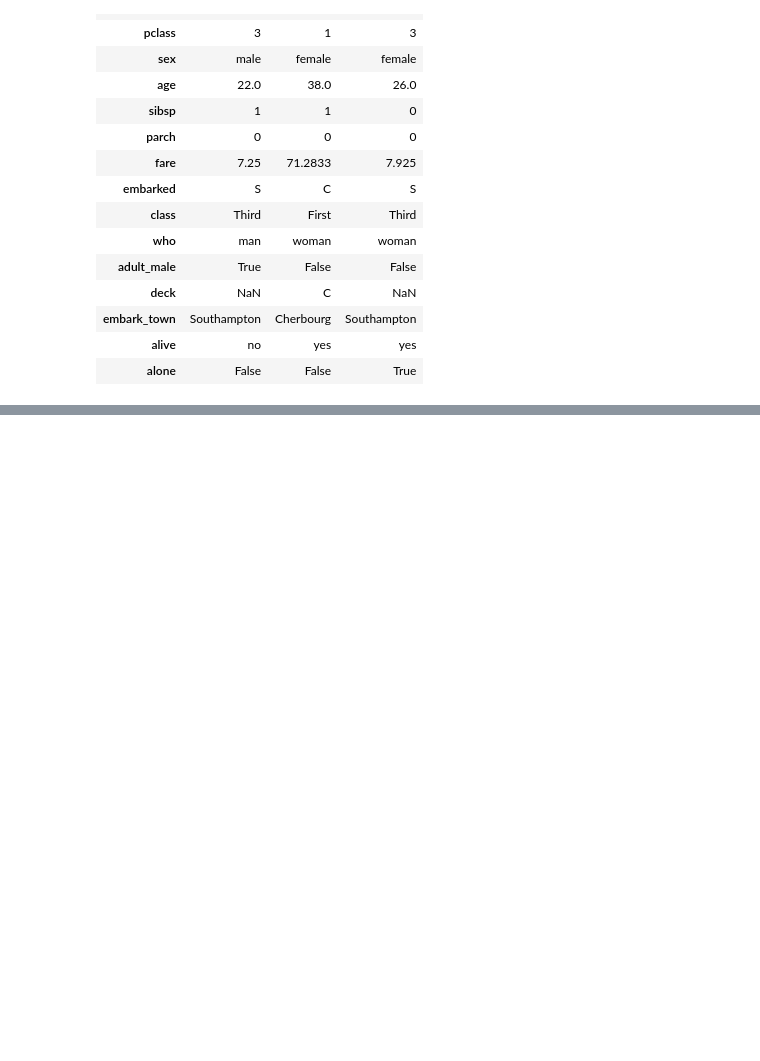
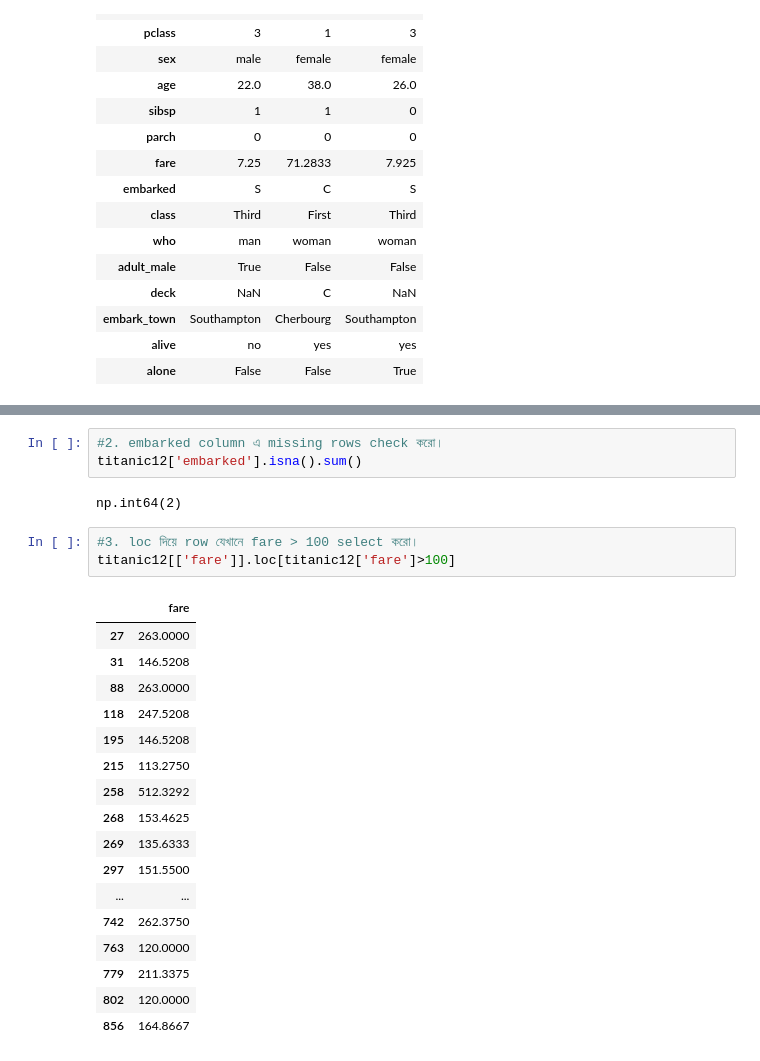
Before and after one commit to Md-Maruf-1727/LearningPractices, a Jupyter notebook: Course Assignments/homework1.ipynb, the cells around one changed output, grey strips where cells are left out. Cells and saved outputs as stored; diff of their text form; blank space fills up the shorter version.

```diff
--- a/Course Assignments/homework1.ipynb
+++ b/Course Assignments/homework1.ipynb
@@ -660,0 +726,26 @@ titanic1.T.iloc[:,:3]
+# %%
+#2.	embarked column এ missing rows check করো।
+titanic12['embarked'].isna().sum()
+# %% [output]
+np.int64(2)
+# %%
+#3.	loc দিয়ে row যেখানে fare > 100 select করো।
+titanic12[['fare']].loc[titanic12['fare']>100]
+# %% [output]
+|  | fare |
+| 27 | 263.0000 |
+| 31 | 146.5208 |
+| 88 | 263.0000 |
+| 118 | 247.5208 |
+| 195 | 146.5208 |
+| 215 | 113.2750 |
+| 258 | 512.3292 |
+| 268 | 153.4625 |
+| 269 | 135.6333 |
+| 297 | 151.5500 |
+| ... | ... |
+| 742 | 262.3750 |
+| 763 | 120.0000 |
+| 779 | 211.3375 |
+| 802 | 120.0000 |
+| 856 | 164.8667 |
```
Also changed, not shown: parts of 12 cells of this notebook.
